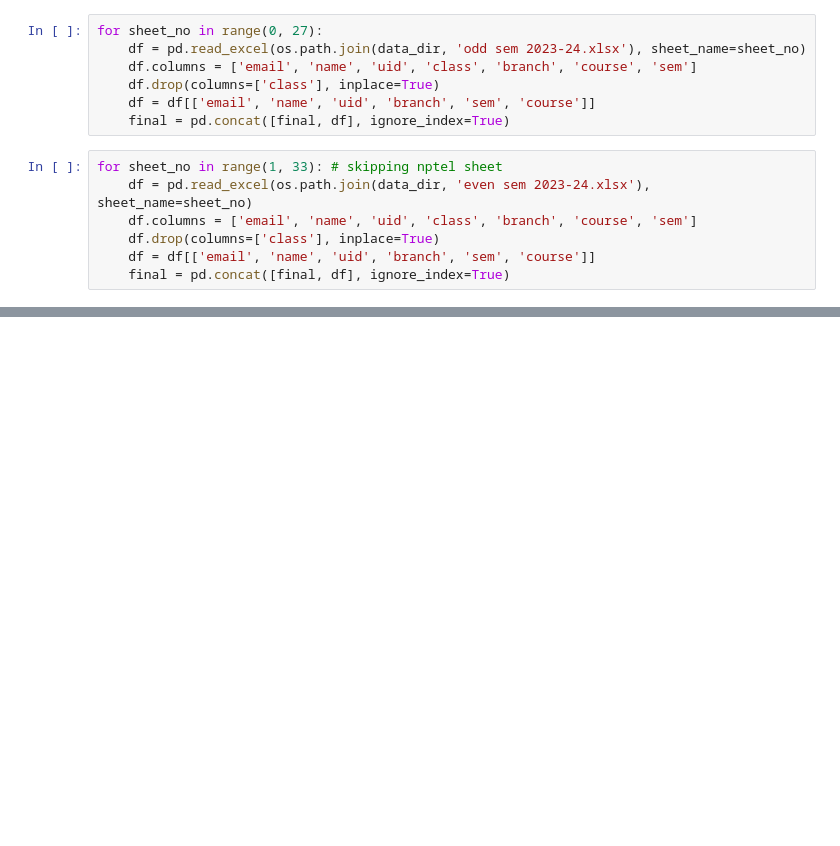
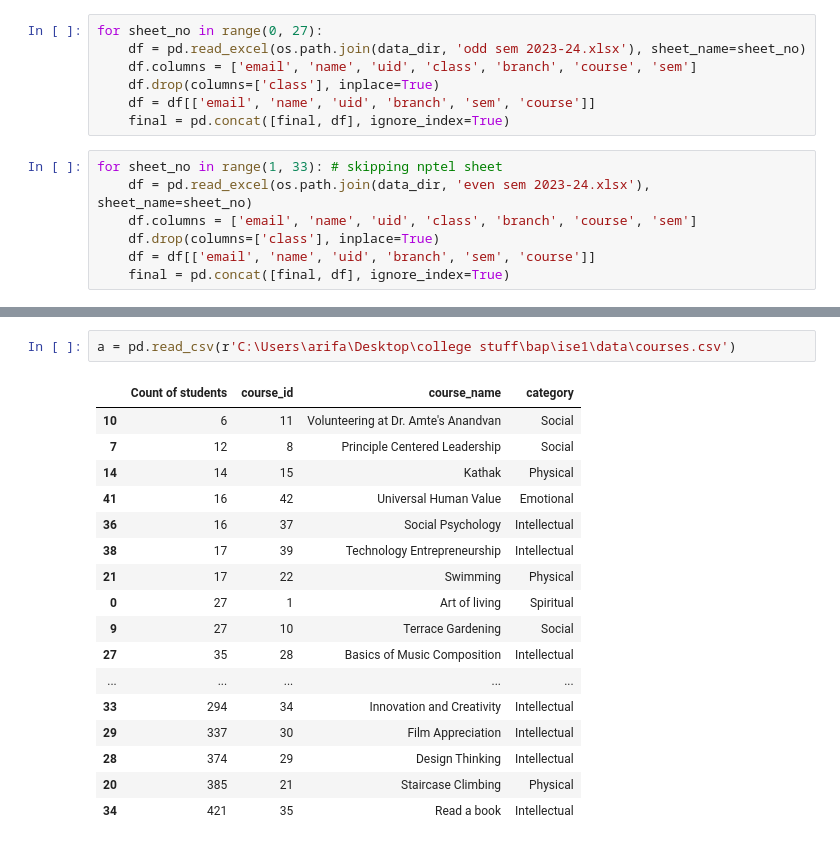
Before and after one commit to Hitstar53/SEVA-SATVA-Course-Analyzer, a Jupyter notebook: preprocessing/preprocessing.ipynb, the cells around one changed output, grey strips where cells are left out. Drawn from its saved outputs; the diff is of its cells as text; blank space fills up the shorter version.

```diff
--- a/preprocessing/preprocessing.ipynb
+++ b/preprocessing/preprocessing.ipynb
@@ -135,0 +257,20 @@ for sheet_no in range(1, 33): # skipping nptel sheet
+# %%
+a = pd.read_csv(r'C:\Users\arifa\Desktop\college stuff\bap\ise1\data\courses.csv')
+# %% [output]
+|  | Count of students | course_id | course_name | category |
+| 10 | 6 | 11 | Volunteering at Dr. Amte's Anandvan | Social |
+| 7 | 12 | 8 | Principle Centered Leadership | Social |
+| 14 | 14 | 15 | Kathak | Physical |
+| 41 | 16 | 42 | Universal Human Value | Emotional |
+| 36 | 16 | 37 | Social Psychology | Intellectual |
+| 38 | 17 | 39 | Technology Entrepreneurship | Intellectual |
+| 21 | 17 | 22 | Swimming | Physical |
+| 0 | 27 | 1 | Art of living | Spiritual |
+| 9 | 27 | 10 | Terrace Gardening | Social |
+| 27 | 35 | 28 | Basics of Music Composition | Intellectual |
+| ... | ... | ... | ... | ... |
+| 33 | 294 | 34 | Innovation and Creativity | Intellectual |
+| 29 | 337 | 30 | Film Appreciation | Intellectual |
+| 28 | 374 | 29 | Design Thinking | Intellectual |
+| 20 | 385 | 21 | Staircase Climbing | Physical |
+| 34 | 421 | 35 | Read a book | Intellectual |
```
Also changed, not shown: parts of 12 cells of this notebook, 4 other files.
